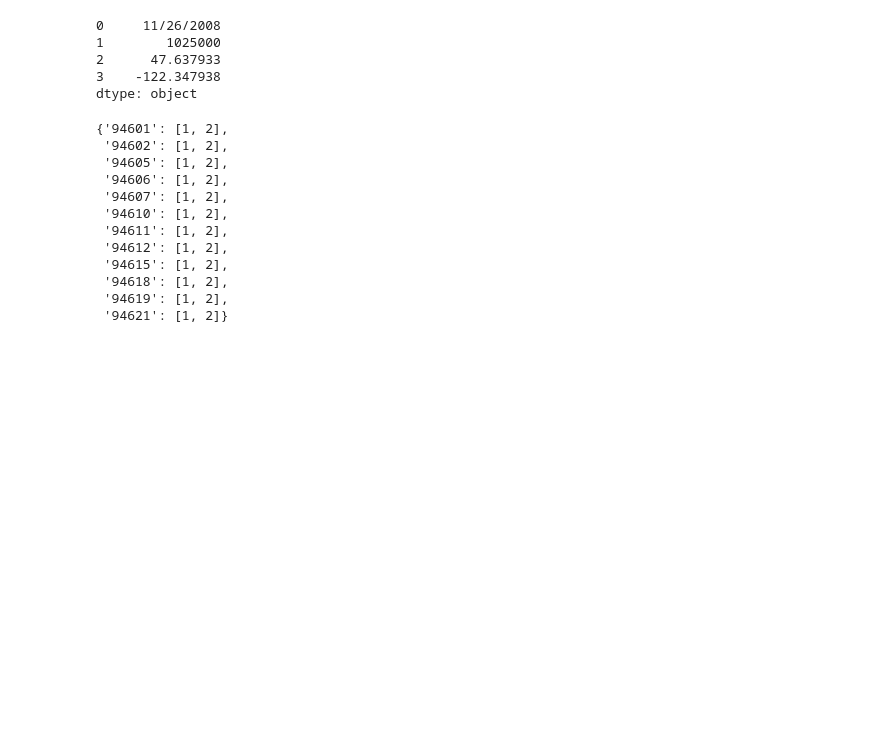
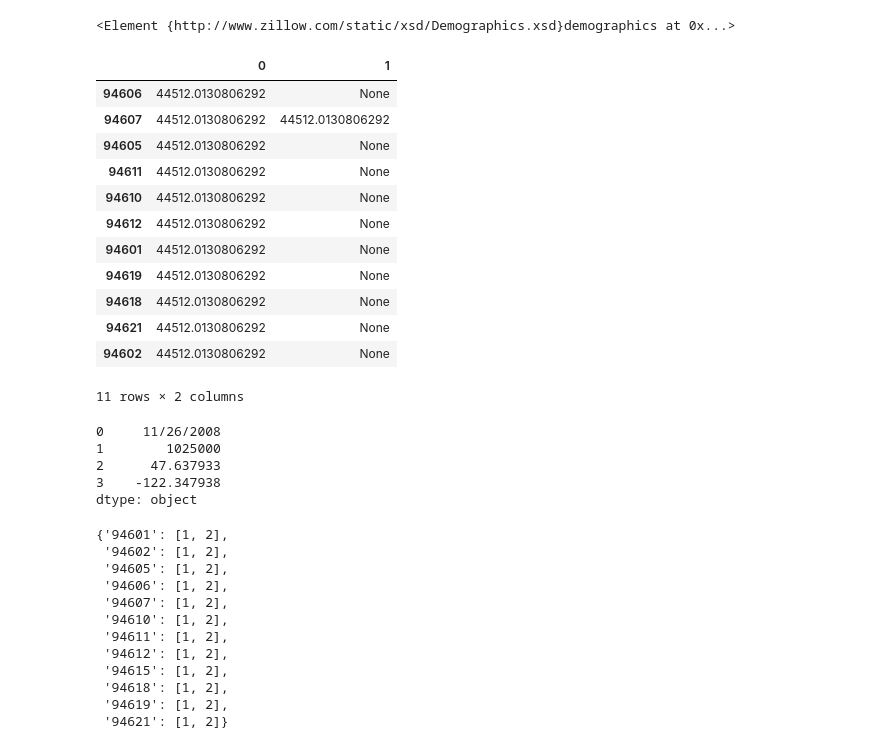
Before and after one commit to kikiliu/Oakland-gentrifcation, a Jupyter notebook: ZillowAPI.ipynb, the cells around one changed output. Drawn from its saved outputs; the diff is of its cells as text; code cells hidden in the pictures; blank space fills up the shorter version.

```diff
--- a/ZillowAPI.ipynb
+++ b/ZillowAPI.ipynb
@@ -47,3 +39,5 @@ oak_zip = ["94601", "94602", "94605", "94606", "94607", "94610",
+# %%
+oak_zip = ['94607','94612','94610','94607','94618','94611','94606','94602','94601','94605','94619','94621']
 # %%
 #http://www.zillow.com/howto/api/GetDemographics.htm
 def getDemographics_xml(zipcode):
@@ -53,3 +47,15 @@ def getDemographics_xml(zipcode):
     response = requests.get(url).content
 
     return etree.fromstring(response)
+# %%
+def parse_value(path, xml_doc):
+    '''Take xml doc retrieved and parse certain value according to the path'''
+#     value_list = []
+    value = xml_doc.xpath(path)
+    if value != []:
+        return value[0].text
+#         for item in value:
+#             value_list.append(item.text)
+#     else:
+#         value_list.append(0)
+#     return value_list
@@ -56,3 +71,45 @@ def getDemographics_xml(zipcode):
+# %%
+def getDemographicsByCity_df(city, state):
+    Income_path = "//page[name='People']//attribute[name='Median Household Income']/values/city/value"
+    doc = getDemographicsByCity_xml(city, state)
+    income = parse_value(Income_path, doc)
+    return income
+getDemographicsByCity_xml("Oakland", "CA")
+# %% [output]
+<Element {http://www.zillow.com/static/xsd/Demographics.xsd}demographics at 0x...>
+# %%
+def getDemographics_df(ziplist):
+    Index_path = "//page[name='Affordability']//attribute[name='Zillow Home Value Index']/values/zip/value"
+    SFH_path = "//page[name='Affordability']//attribute[name='Median Single Family Home Value']/values/zip/value"
+    Condo_path = "//page[name='Affordability']//attribute[name='Median Condo Value']/values/zip/value"
+    SalePrice_path = "//page[name='Affordability']//attribute[name='Median Sale Price']/values/zip/value"
+    Persqft_path = "//page[name='Affordability']//attribute[name='Median Value Per Sq Ft']/values/zip/value"
+    One_year_path = "//page[name='Affordability']//attribute[name='1-Yr. Change']/values/zip/value"
+    Income_path = "//page[name='People']//attribute[name='Median Household Income']/values/nation/value"
+
+    demographics = {zipcode:[] for zipcode in ziplist}
+    for zipcode in ziplist:
+        doc = getDemographics_xml(zipcode)
+#         parse_value(Income_path, doc)
+        demographics[zipcode].append(parse_value(Income_path, doc))
+    return DataFrame.from_dict(demographics, 'index')
+# DataFrame([[zipcode, home_value, median_per_sqft] for zipcode, value in demographics for home_value, median_per_sqft in value])
+
+getDemographics_df(oak_zip)
+# %% [output]
+|  | 0 | 1 |
+| 94606 | 44512.0130806292 | None |
+| 94607 | 44512.0130806292 | 44512.0130806292 |
+| 94605 | 44512.0130806292 | None |
+| 94611 | 44512.0130806292 | None |
+| 94610 | 44512.0130806292 | None |
+| 94612 | 44512.0130806292 | None |
+| 94601 | 44512.0130806292 | None |
+| 94619 | 44512.0130806292 | None |
+| 94618 | 44512.0130806292 | None |
+| 94621 | 44512.0130806292 | None |
+| 94602 | 44512.0130806292 | None |
+11 rows × 2 columns
 # %%
 #http://developer.trulia.com/docs/read/TruliaStats/getZipCodeStats
 def getZipCodeStats_xml(zipcode,startDate,endDate):
```
Also changed, not shown: parts of 5 cells of this notebook, 29 other files.
